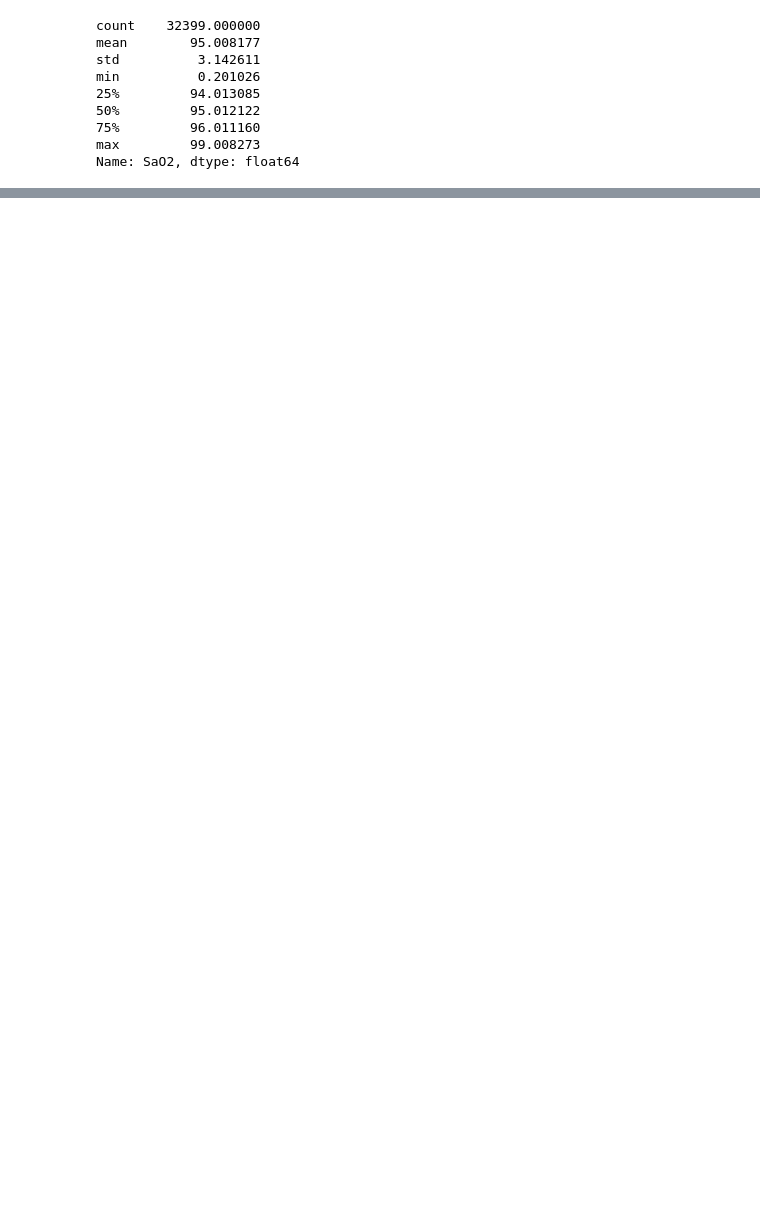
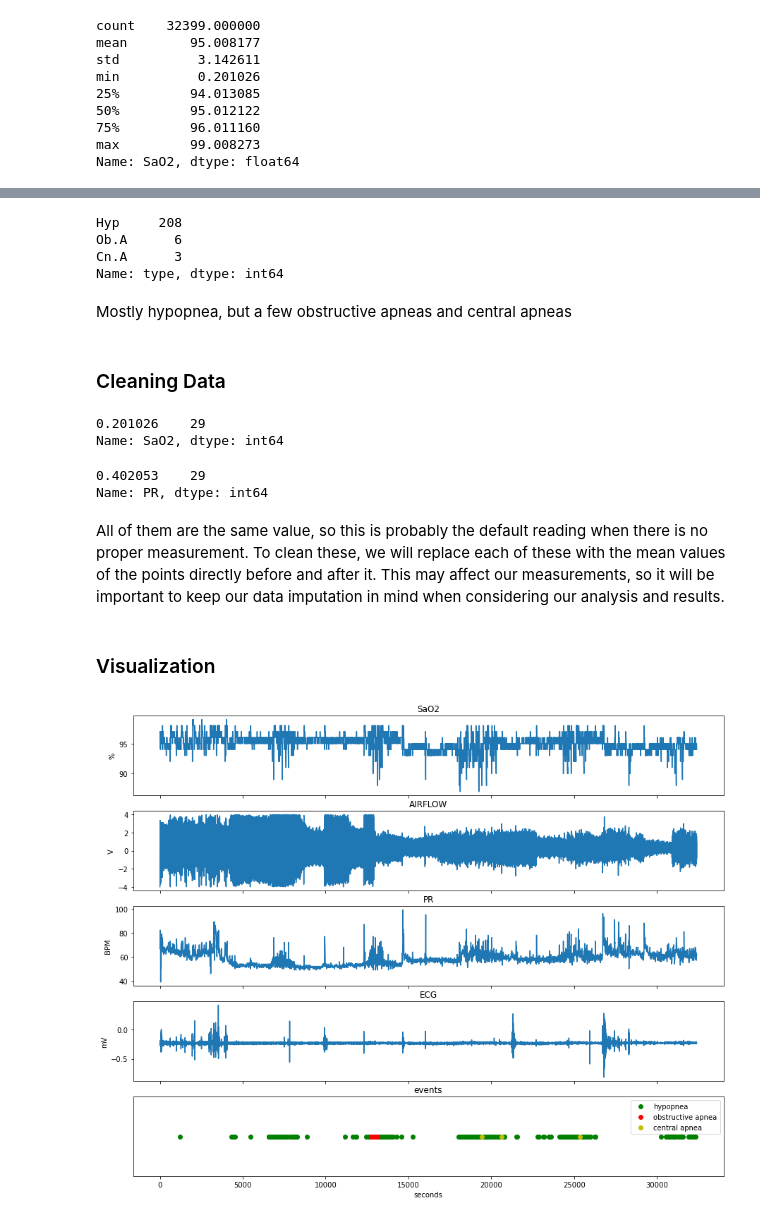
Before and after one commit to chinkevin/DSC180_sleep_apnea, a Jupyter notebook: notebooks/EDA.ipynb, the cells around one changed output, grey strips where cells are left out. Drawn from its saved outputs; the diff is of its cells as text; code cells hidden in the pictures; blank space fills up the shorter version.

```diff
--- a/notebooks/EDA.ipynb
+++ b/notebooks/EDA.ipynb
@@ -66,0 +45,3 @@ sig_names
+# %%
+units = dict(zip(record.sig_name, record.units))
+units
@@ -187,2 +98,0 @@ plt.plot(df.ECG)
-# %%
-ann = wfdb.rdann('data/sleep-heart-health-study-psg-database-1.0.0/0000', extension='comp')
@@ -223,0 +111,5 @@ datetime.datetime.time()
+# %%
+# respiratory annotations
+notes = pd.Series(ann.aux_note).str.split().to_list()
+resp = pd.DataFrame(notes, ann.sample, columns=['type', 'duration', '% decrease', 'min SaO2'])
+resp.head()
@@ -223,0 +123,56 @@ datetime.datetime.time()
+# %%
+resp.type.value_counts()
+# %% [output]
+Hyp     208
+Ob.A      6
+Cn.A      3
+Name: type, dtype: int64
+# %% [markdown]
+Mostly hypopnea, but a few obstructive apneas and central apneas
+# %% [markdown]
+### Cleaning Data
+# %%
+df.SaO2[df.SaO2<10].value_counts()
+# %% [output]
+0.201026    29
+Name: SaO2, dtype: int64
+# %%
+df.PR[df.PR<10].value_counts()
+# %% [output]
+0.402053    29
+Name: PR, dtype: int64
+# %% [markdown]
+All of them are the same value, so this is probably the default reading when there is no proper measurement. To clean these, we will replace each of these with the mean values of the points directly before and after it. This may affect our measurements, so it will be important to keep our data imputation in mind when considering our analysis and results.
+# %%
+# set to null, then interpolate
+df.SaO2[df.SaO2<10] = np.nan
+df.SaO2 = df.SaO2.interpolate()
+df.PR[df.PR<10] = np.nan
+df.PR = df.PR.interpolate()
+# %% [markdown]
+### Visualization
+# %%
+sigs = ['SaO2', 'AIRFLOW', 'PR', 'ECG']
+events = ['Hyp', 'Ob.A', 'Cn.A']
+event_colors = dict(zip(events, ['go', 'ro', 'yo']))
+
+fig, axs = plt.subplots(len(sigs)+1, 1, figsize=(15,12), sharey='row', sharex=True)
+
+# plot signals
+for i, signal in enumerate(sigs):
+    axs[i].set_title(signal)
+    axs[i].plot(df[signal])
+    axs[i].set_ylabel(units[signal])
+
+
+# plot events
+for event in events:
+    plt.plot(resp[resp.type == event].index, np.zeros(resp[resp.type == event].shape[0]), event_colors[event])
+plt.title('events')
+plt.legend(['hypopnea', 'obstructive apnea', 'central apnea'])
+plt.yticks([])
+
+plt.xlabel('seconds')
+plt.show()
+# %% [output]
+[figure, added]
```
Also changed, not shown: parts of 43 cells of this notebook, 3 other files.
